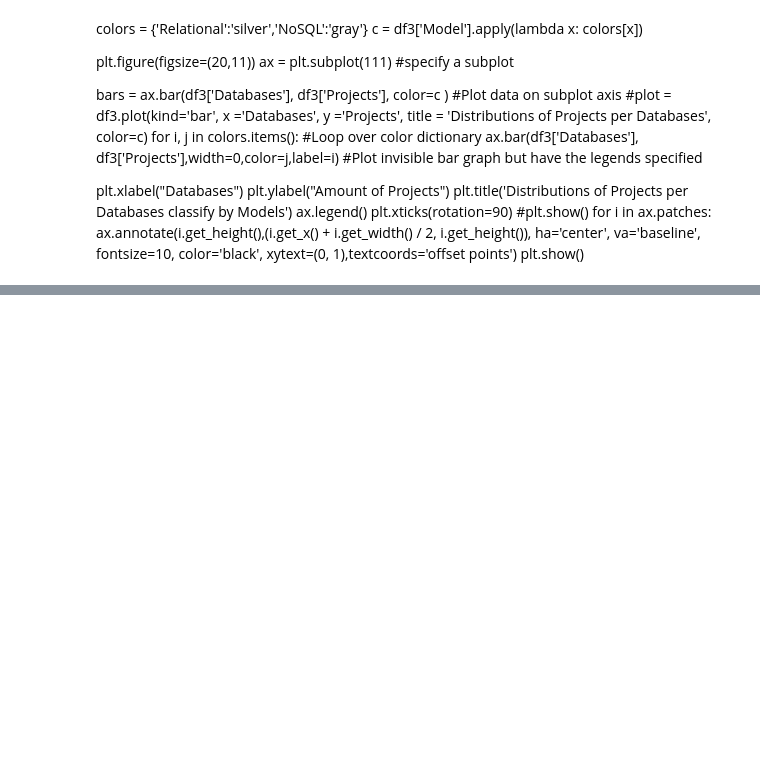
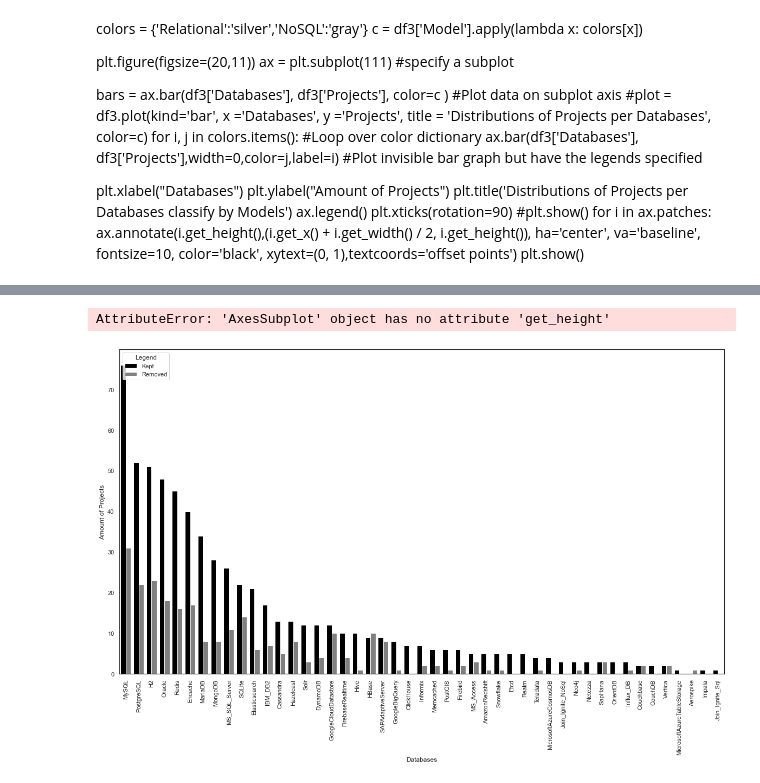
Before and after one commit to fredpaiva42/AnaliseDBMining, a Jupyter notebook: count_databases.ipynb, the cells around one changed output, grey strips where cells are left out. Drawn from its saved outputs; the diff is of its cells as text; code cells hidden in the pictures; blank space fills up the shorter version.

```diff
--- a/count_databases.ipynb
+++ b/count_databases.ipynb
@@ -234,0 +139,4 @@ AttributeError: 'Figure' object has no attribute 'patches'
+# %%
+#df4['Source'].replace({'OutX -v X':'Removed'}, regex=True, inplace=True)
+df4['Source'].replace({'~Removed': 'Kept'}, regex=True, inplace=True)
+df4
@@ -234,0 +157,4 @@ AttributeError: 'Figure' object has no attribute 'patches'
+# %%
+#df5 = df.copy()
+df5 = df4.query("Source != '$X -v X'")
+df5
@@ -234,0 +175,26 @@ AttributeError: 'Figure' object has no attribute 'patches'
+# %%
+import matplotlib.pyplot as plt
+import seaborn as sns
+
+#set seaborn plotting aesthetics
+plt.figure(figsize=(20, 11))
+#fig, ax = plt.subplots(figsize=(20,11))
+sns.set(style='white')
+
+#create grouped bar chart
+p = sns.barplot(x='Databases', y='Amount of Projects', hue='Legend', data=df5, palette=["black", "gray"], ci=None)
+#plt.title('Distribution ', fontsize=16)
+
+#add axis titles
+plt.xlabel('Databases')
+plt.ylabel('Amount of Projects')
+
+#rotate x-axis labels
+plt.xticks(rotation=90)
+#show_values(p)
+value = '{:.1f}'.format(p.get_height())
+
+#ax.bar_label(ax.containers[0])
+# %% [output]
+AttributeError: 'AxesSubplot' object has no attribute 'get_height'
+[figure, added]
```
Also changed, not shown: parts of 21 cells of this notebook, 1 other file.
